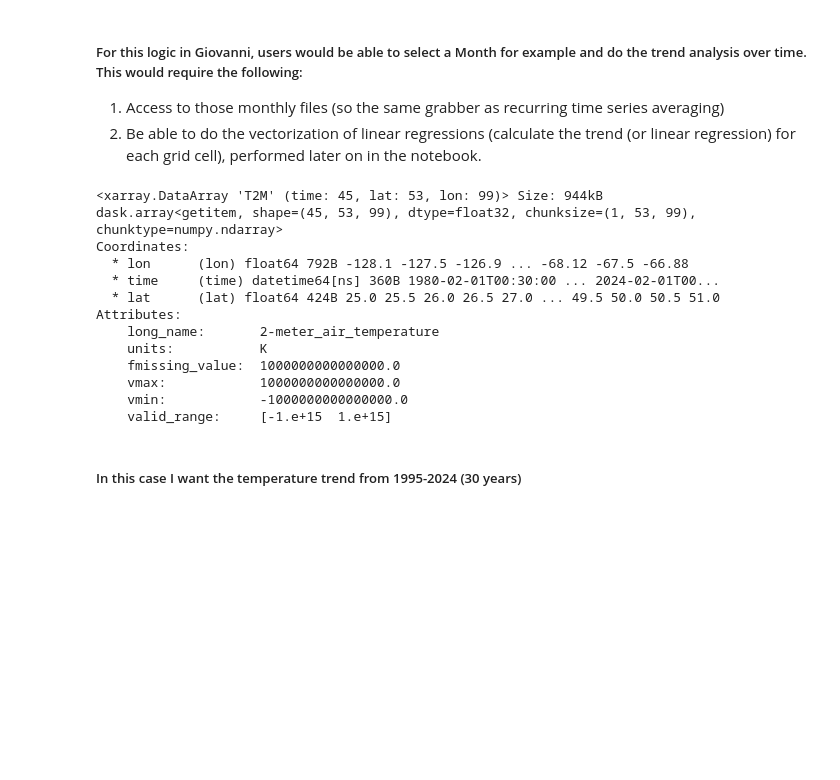
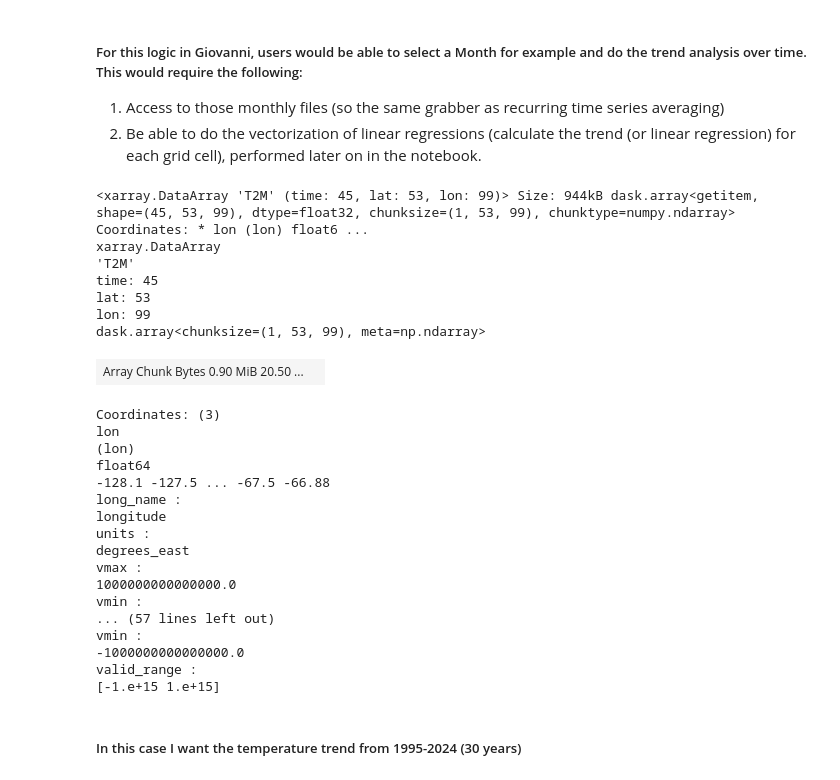
Before and after one commit to brandon-mitchell-ges-disc/Giovanni-Features-and-Notebooks, a Jupyter notebook: GioMapTrends.ipynb, the cells around one changed output. Cells and saved outputs as stored; diff of their text form; code cells hidden in the pictures; blank space fills up the shorter version.

```diff
--- a/GioMapTrends.ipynb
+++ b/GioMapTrends.ipynb
@@ -73,21 +85,33 @@ Attributes:
 # %%
 #Selecting February Months
 T2m_F = T2m.sel(time=T2m['time.month'] ==2)
-print(T2m_F)
+T2m_F
 # %% [output]
-<xarray.DataArray 'T2M' (time: 45, lat: 53, lon: 99)> Size: 944kB
-dask.array<getitem, shape=(45, 53, 99), dtype=float32, chunksize=(1, 53, 99), chunktype=numpy.ndarray>
-Coordinates:
-  * lon      (lon) float64 792B -128.1 -127.5 -126.9 ... -68.12 -67.5 -66.88
-  * time     (time) datetime64[ns] 360B 1980-02-01T00:30:00 ... 2024-02-01T00...
-  * lat      (lat) float64 424B 25.0 25.5 26.0 26.5 27.0 ... 49.5 50.0 50.5 51.0
-Attributes:
-    long_name:       2-meter_air_temperature
-    units:           K
-    fmissing_value:  1000000000000000.0
-    vmax:            1000000000000000.0
-    vmin:            -1000000000000000.0
-    valid_range:     [-1.e+15  1.e+15]
+<xarray.DataArray 'T2M' (time: 45, lat: 53, lon: 99)> Size: 944kB dask.array<getitem, shape=(45, 53, 99), dtype=float32, chunksize=(1, 53, 99), chunktype=numpy.ndarray> Coordinates: * lon (lon) float6 ...
+xarray.DataArray
+'T2M'
+time: 45
+lat: 53
+lon: 99
+dask.array<chunksize=(1, 53, 99), meta=np.ndarray>
+| Array Chunk Bytes 0.90 MiB 20.50 ... |  |
+Coordinates: (3)
+lon
+(lon)
+float64
+-128.1 -127.5 ... -67.5 -66.88
+long_name :
+longitude
+units :
+degrees_east
+vmax :
+1000000000000000.0
+vmin :
+... (57 lines left out)
+vmin :
+-1000000000000000.0
+valid_range :
+[-1.e+15 1.e+15]
 # %% [markdown]
 ##### In this case I want the temperature trend from 1995-2024 (30 years)
 # %%
```
Also changed, not shown: parts of 6 cells of this notebook, 5 other files.
